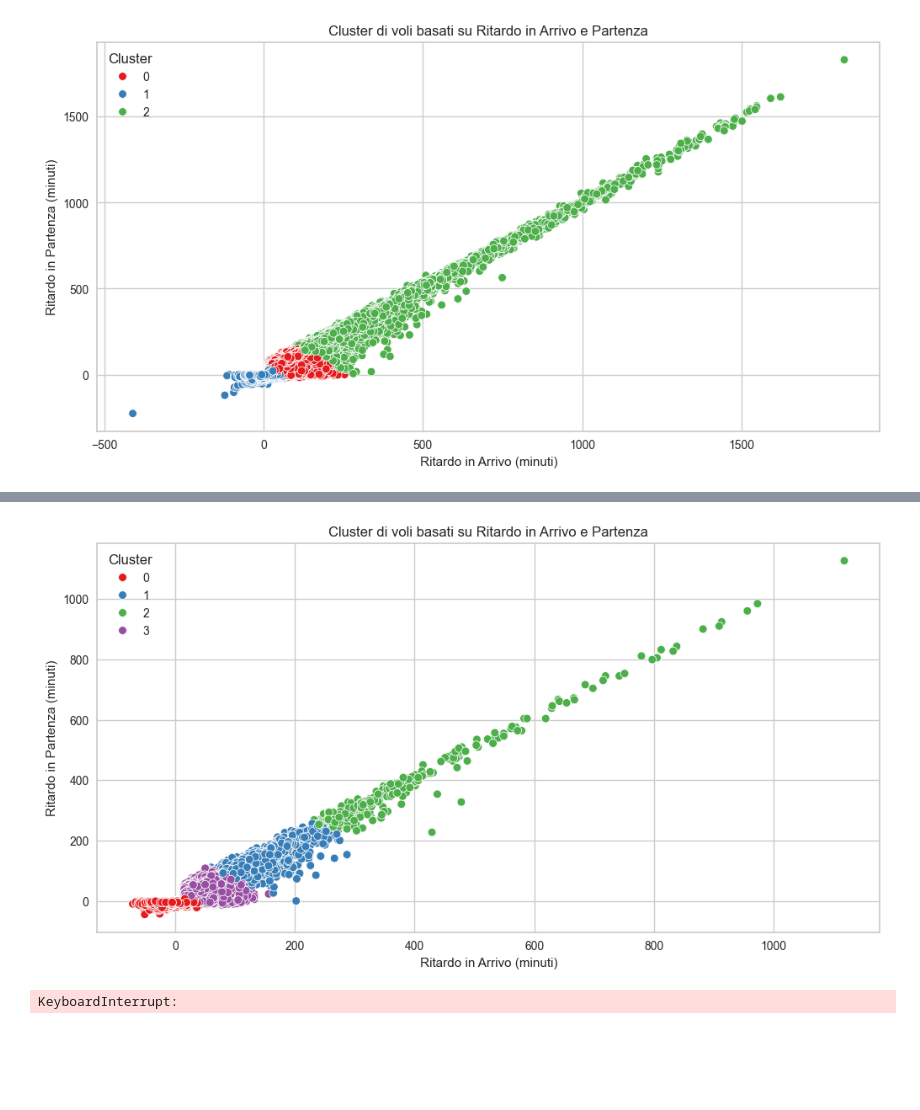
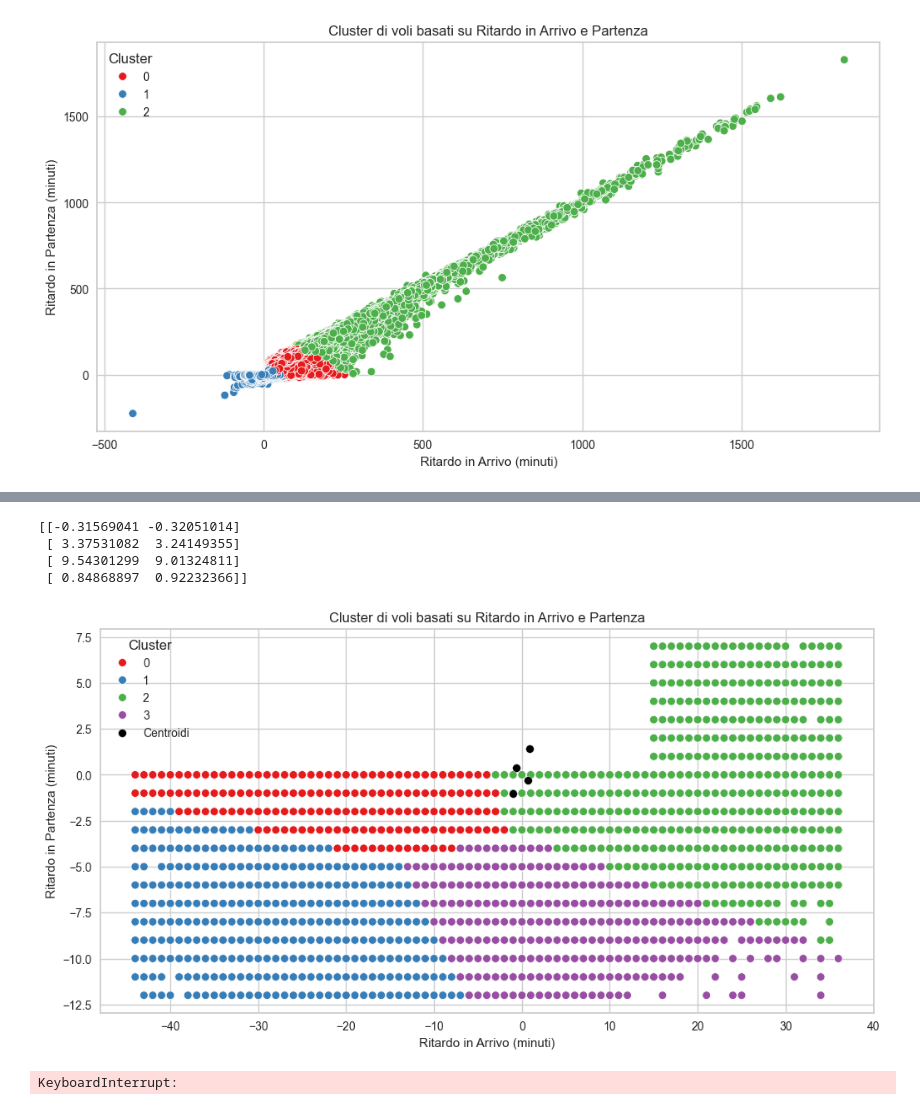
Before and after one commit to Walter-Di-Sabatino/Time-Series-Data-Science-Project, a Jupyter notebook: clustering.ipynb, the cells around one changed output, grey strips where cells are left out. Drawn from its saved outputs; the diff is of its cells as text; code cells hidden in the pictures; blank space fills up the shorter version.

```diff
--- a/clustering.ipynb
+++ b/clustering.ipynb
@@ -35,6 +36,27 @@ See the caveats in the documentation: https://pandas.pydata.org/pandas-docs/stab
 # %%
 # Selezioniamo le colonne di interesse e gestiamo eventuali valori nulli
 df.dropna(subset=['DEP_DELAY', 'ARR_DELAY'], inplace=True)
+# %%
+# Supponiamo che il tuo DataFrame si chiami df
+Q1 = df[['DEP_DELAY', 'ARR_DELAY']].quantile(0.25)  # 25° percentile
+Q3 = df[['DEP_DELAY', 'ARR_DELAY']].quantile(0.75)  # 75° percentile
+IQR = Q3 - Q1  # calcola l'IQR
+
+# Definisci i limiti per considerare un outlier
+lower_limit = Q1 - 1.5 * IQR
+upper_limit = Q3 + 1.5 * IQR
+
+# Filtra i dati rimuovendo gli outliers
+df = df[~((df[['DEP_DELAY', 'ARR_DELAY']] < lower_limit) | (df[['DEP_DELAY', 'ARR_DELAY']] > upper_limit)).any(axis=1)]
+# %%
+# Calcola il Z-score per le colonne di interesse
+z_scores = zscore(df[['DEP_DELAY', 'ARR_DELAY']])
+
+# Imposta una soglia per considerare un valore come outlier
+threshold = 4  # Puoi cambiare questo valore
+
+# Filtra il DataFrame rimuovendo le righe con outliers
+df.drop(index=df[(abs(z_scores) > threshold).any(axis=1)].index, inplace=True)
 # %% [markdown]
 # K-Means
 # %%
@@ -57,7 +93,4 @@ visualizer.show()
 # %%
-# Gestire eventuali valori nulli nelle altre colonne (se necessario)
-df.fillna(0, inplace=True)
-
 # Selezioniamo le colonne di interesse per il clustering
 data = df[['DEP_DELAY', 'ARR_DELAY']]
 
@@ -70,6 +103,7 @@ data_scaled = scaler.fit_transform(data)
 from sklearn.cluster import KMeans
 kmeans = KMeans(n_clusters=4, random_state=42)
 df['Cluster'] = kmeans.fit_predict(data_scaled)
+centroids_kmeans = kmeans.cluster_centers_
 # %%
 # Selezionare solo le colonne numeriche per il calcolo della media
 cluster_summary = df.groupby('Cluster')[['DEP_DELAY', 'ARR_DELAY']].agg(['mean', 'max', 'min'])
@@ -87,7 +121,7 @@ Cluster
 # %%
 # Dopo aver osservato le caratteristiche, assegna nomi descrittivi ai cluster
 # Supponiamo che dopo l'osservazione, i cluster possano essere classificati come Alto, Medio e Basso Rendimento
-cluster_names = {0: 'Puntuale', 1: 'Ritardo importante', 2: 'Ritardo Grave'}
+cluster_names = {0: 'Puntuale o in anticipo', 1: 'Ritardo Grave', 2: 'Ritardo estremamente grave', 3: 'Ritardo' }
 
 df['Cluster Nome'] = df['Cluster'].map(cluster_names)
 # %%
@@ -103,15 +178,25 @@ plt.show()
+# %%
+print(centroids_kmeans)
+# %% [output]
+[[-0.31569041 -0.32051014]
+ [ 3.37531082  3.24149355]
+ [ 9.54301299  9.01324811]
+ [ 0.84868897  0.92232366]]
 # %%
 # Qui facciamo il sampling di solo 100 mila elementi
 sample_df = df.sample(n=100000, random_state=42)
 plt.figure(figsize=(12, 6))
 sns.scatterplot(x='ARR_DELAY', y='DEP_DELAY', hue='Cluster', data=sample_df, palette='Set1', s=50)
+
+plt.scatter(centroids_kmeans[:, 0], centroids_kmeans[:, 1], c='black', s=50, label='Centroidi', edgecolor='white')
+
 plt.title('Cluster di voli basati su Ritardo in Arrivo e Partenza')
 plt.xlabel('Ritardo in Arrivo (minuti)')
 plt.ylabel('Ritardo in Partenza (minuti)')
 plt.legend(title='Cluster')
 plt.show()
 # %% [output]
-[figure, old version]
+[figure, new version]
 # %%
 # Calcolo dei campioni di silhouette
 silhouette_vals = silhouette_samples(data_scaled, df['Cluster'])
```
Also changed, not shown: parts of 7 cells of this notebook, 1 other file.
